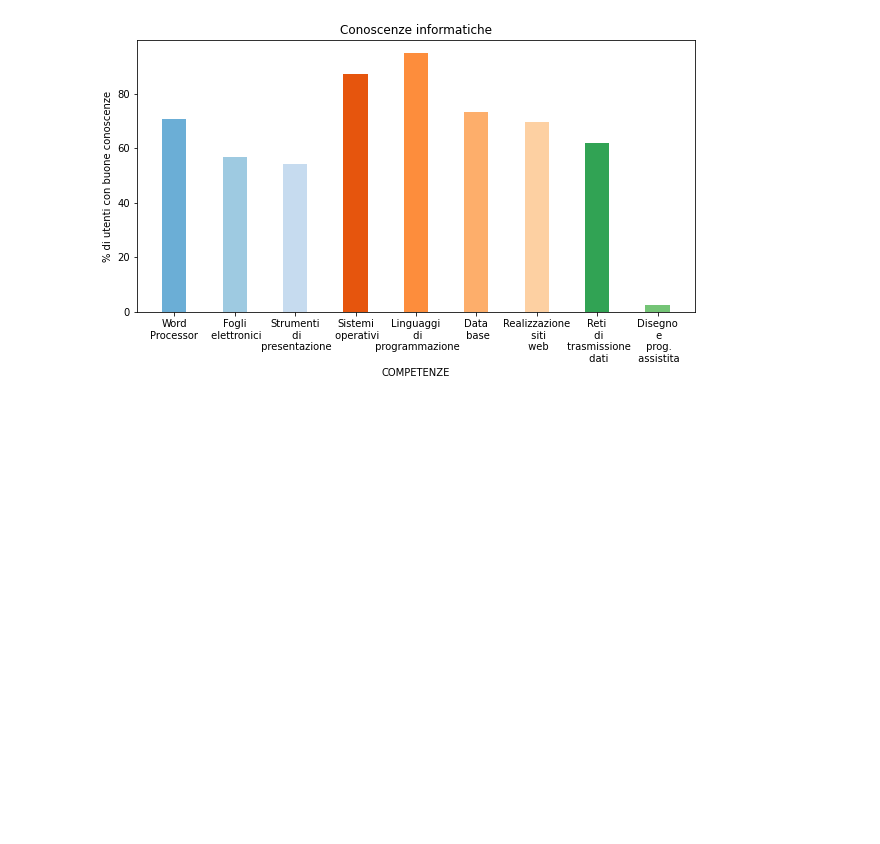
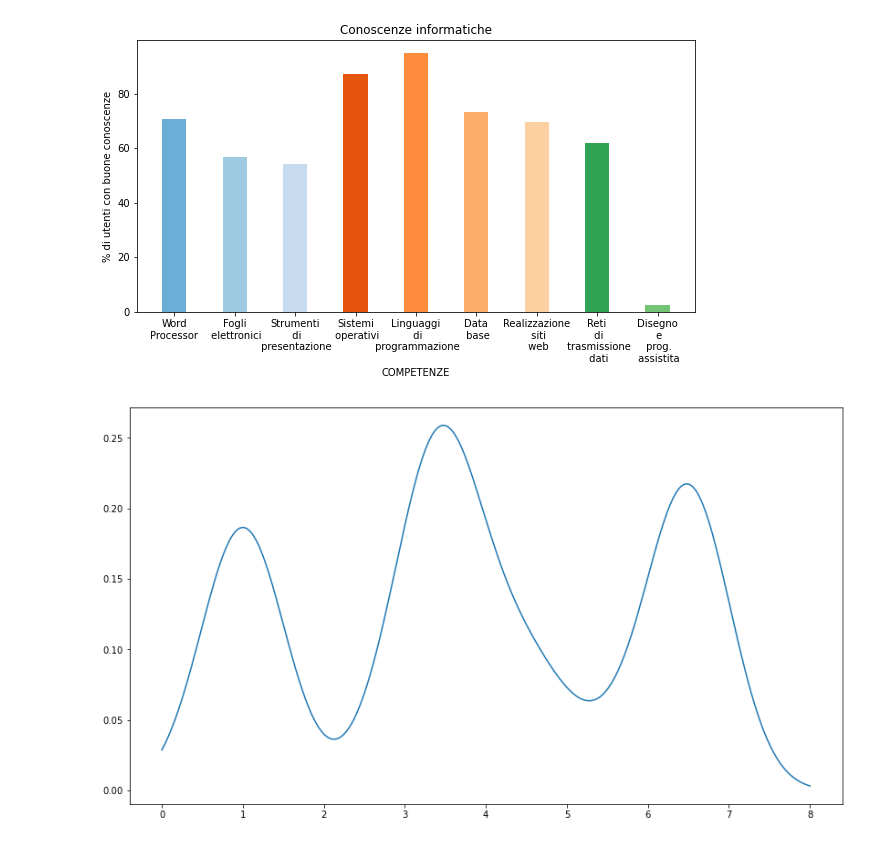
Before and after one commit to lorenzoborrelli/progetto_visual, a Jupyter notebook: 80_grafici.ipynb, the cells around one changed output. Saved outputs shown, nothing was run; the diff lists cells and outputs as text; code cells hidden in the pictures; blank space fills up the shorter version.

```diff
--- a/80_grafici.ipynb
+++ b/80_grafici.ipynb
@@ -150,3 +153,31 @@ plt.title("Conoscenze informatiche")
 plt.show()
 # %% [output]
 [figure]
+# %%
+# Import libraries
+import matplotlib.pyplot as plt
+import numpy as np
+from scipy.stats import gaussian_kde
+
+# Build dummy data
+data = [1.5]*7 + [2.5]*2 + [3.5]*8 + [4.5]*3 + [5.5]*1 + [6.5]*8
+
+# Build a "density" function based on the dataset
+# When you give a value from the X axis to this function, it returns the according value on the Y axis
+density = gaussian_kde(data)
+density.covariance_factor = lambda : .25
+density._compute_covariance()
+
+# Create a vector of 200 values going from 0 to 8:
+xs = np.linspace(0, 8, 200)
+
+# Set the figure size
+plt.figure(figsize=(14, 8))
+
+# Make the chart
+# We're actually building a line chart where x values are set all along the axis and y value are
+# the corresponding values from the density function
+plt.plot(xs,density(xs))
+plt.show()
+# %% [output]
+[figure, added]
```
Also changed, not shown: parts of 6 cells of this notebook.
